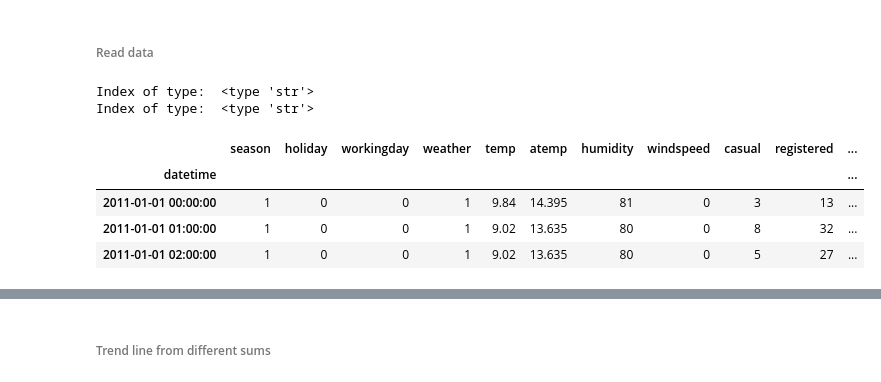
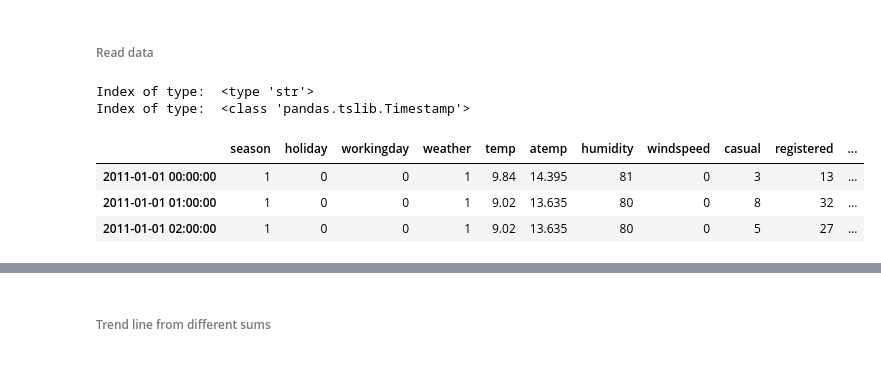
Before and after one commit to pvarsh/applied_data_science, a Jupyter notebook: bikeshare/code/bikeshare_aggregate_by_day.ipynb, the cells around one changed output, grey strips where cells are left out. Saved outputs shown, nothing was run; the diff lists cells and outputs as text; code cells hidden in the pictures.

```diff
--- a/bikeshare/code/bikeshare_aggregate_by_day.ipynb
+++ b/bikeshare/code/bikeshare_aggregate_by_day.ipynb
@@ -50,15 +50,14 @@ def readData_noParse():
 # %%
 train = readData_noParse()
 train.head()
 print "Index of type: ", type(train.index[0])
-#train.index = pd.DatetimeIndex(train.index)
+train.index = pd.DatetimeIndex(train.index)
 print "Index of type: ", type(train.index[0])
 train.head(3)
 # %% [output]
 Index of type:  <type 'str'>
-Index of type:  <type 'str'>
+Index of type:  <class 'pandas.tslib.Timestamp'>
 |  | season | holiday | workingday | weather | temp | atemp | humidity | windspeed | casual | registered | ... |
-| datetime |  |  |  |  |  |  |  |  |  |  | ... |
 | 2011-01-01 00:00:00 | 1 | 0 | 0 | 1 | 9.84 | 14.395 | 81 | 0 | 3 | 13 | ... |
 | 2011-01-01 01:00:00 | 1 | 0 | 0 | 1 | 9.02 | 13.635 | 80 | 0 | 8 | 32 | ... |
 | 2011-01-01 02:00:00 | 1 | 0 | 0 | 1 | 9.02 | 13.635 | 80 | 0 | 5 | 27 | ... |
```
Also changed, not shown: parts of 3 cells of this notebook, 4 other files.
